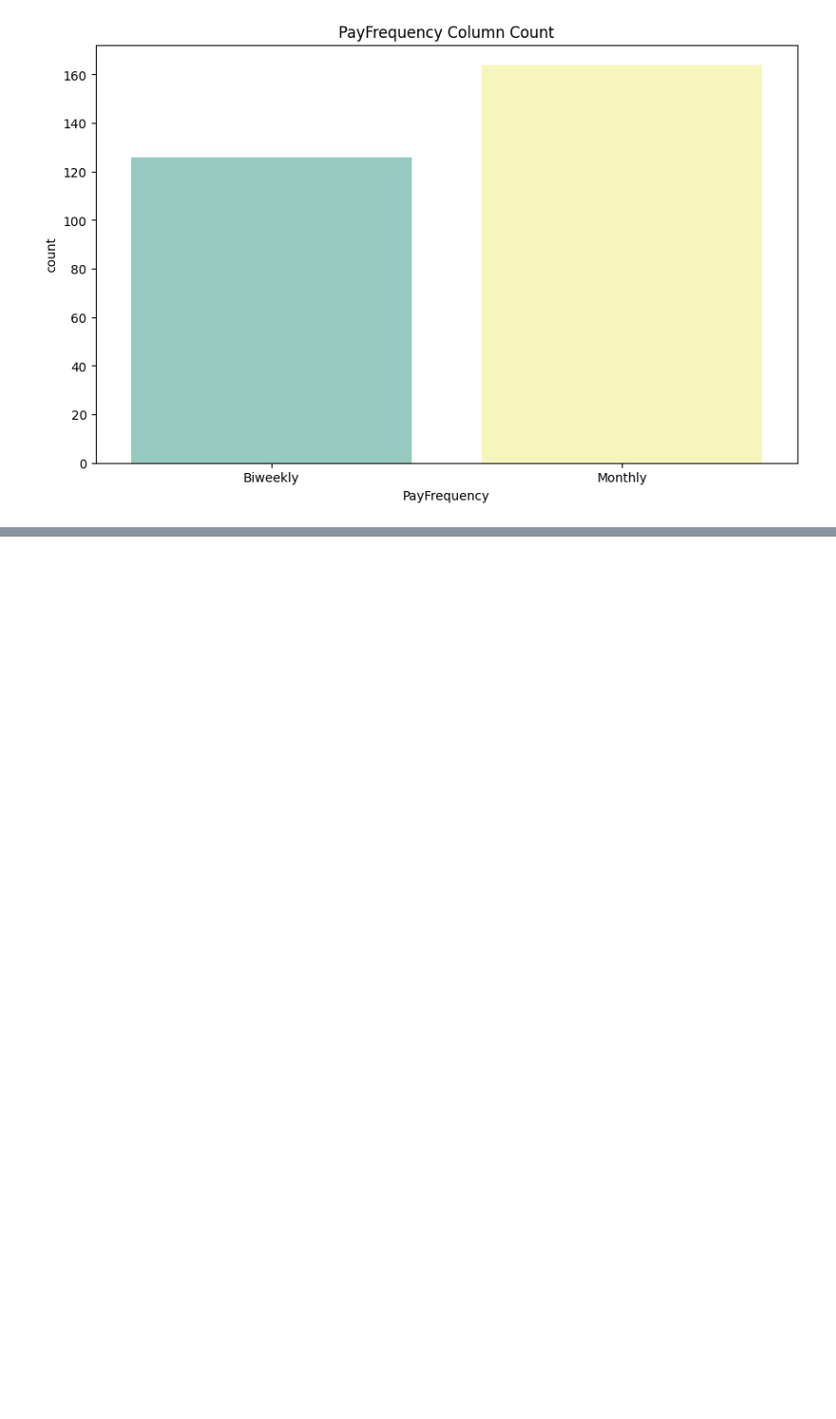
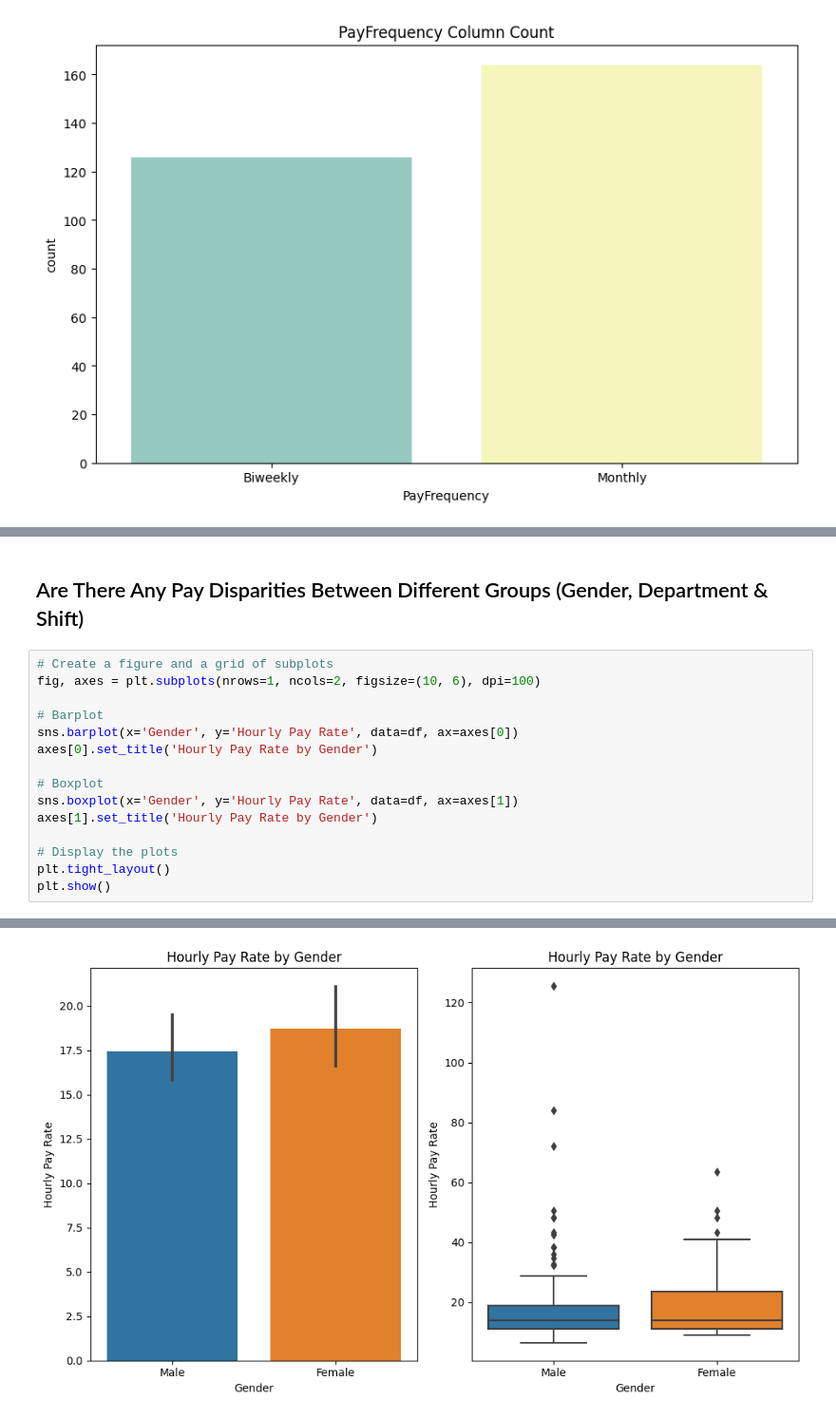
Before and after one commit to mjashael/Human-Resource-Market-Competitiveness-Comparison-EDA, a Jupyter notebook: human-resource-eda.ipynb, the cells around one changed output, grey strips where cells are left out. Shown: that part at 95% size. Cells and saved outputs as stored; diff of their text form; blank space fills up the shorter version.

```diff
--- a/human-resource-eda.ipynb
+++ b/human-resource-eda.ipynb
@@ -216,0 +269,18 @@ plt.show()
+# %% [markdown]
+## Are There Any Pay Disparities Between Different Groups (Gender, Department & Shift)
+# %%
+# Create a figure and a grid of subplots
+fig, axes = plt.subplots(nrows=1, ncols=2, figsize=(10, 6), dpi=100)
+
+# Barplot
+sns.barplot(x='Gender', y='Hourly Pay Rate', data=df, ax=axes[0])
+axes[0].set_title('Hourly Pay Rate by Gender')
+
+# Boxplot
+sns.boxplot(x='Gender', y='Hourly Pay Rate', data=df, ax=axes[1])
+axes[1].set_title('Hourly Pay Rate by Gender')
+
+# Display the plots
+plt.tight_layout()
+plt.show()
+# %% [output]
@@ -216,0 +292 @@ plt.show()
+[figure, added]
```
Also changed, not shown: parts of 22 cells of this notebook.
